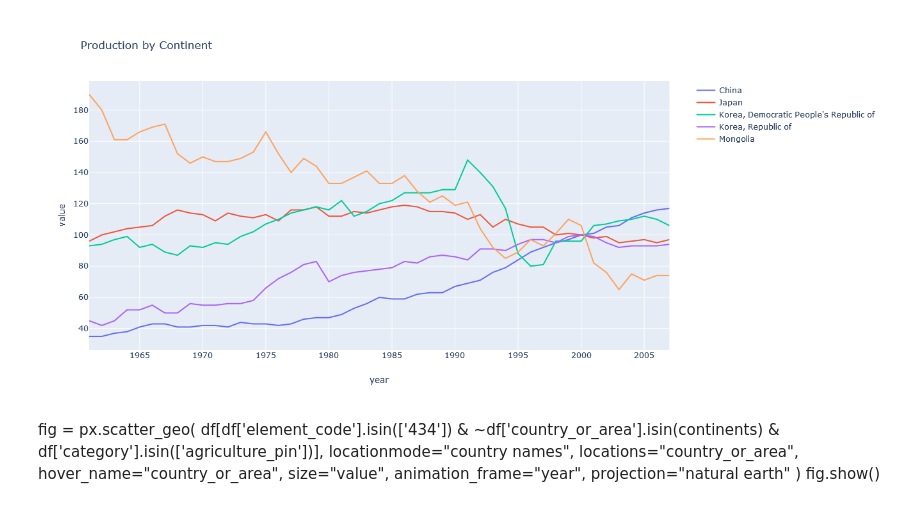
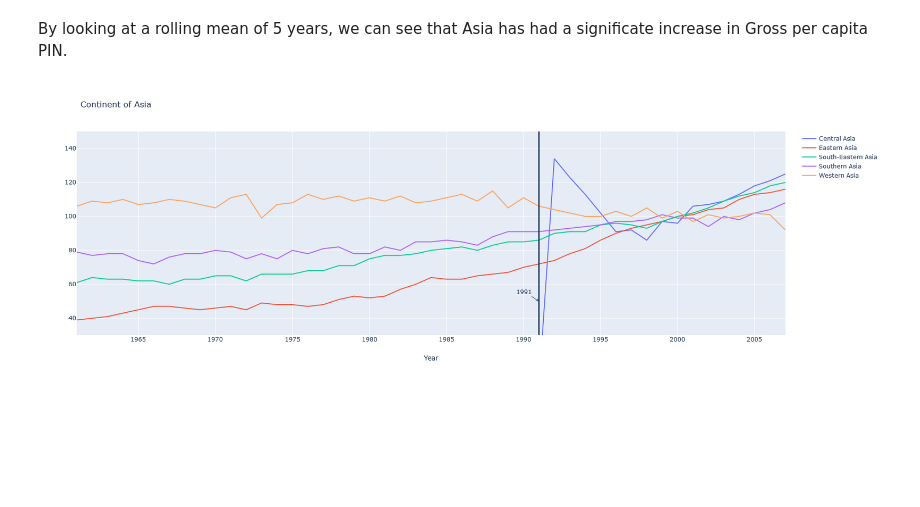
Before and after one commit to Taslack/Thinkful, a Jupyter notebook: Module 6/Checkpoint 11/Capstone.ipynb, the cells around one changed output. Saved outputs shown, nothing was run; the diff lists cells and outputs as text; code cells hidden in the pictures; blank space fills up the shorter version.

Commit message:
Capstone project upload, Module 6, Checkpoint 11

```diff
--- a/Module 6/Checkpoint 11/Capstone.ipynb
+++ b/Module 6/Checkpoint 11/Capstone.ipynb
@@ -38,9 +53,0 @@ fig.show()
-# %%
-# Selecting only the countries on the continent of Asia
-asia_areas = {'South-Eastern Asia', 'Eastern Asia', 'Central Asia', 'Southern Asia', 'Western Asia'}
-
-# Selecting out asian agricultural Production Index Number(PIN) category
-asia = df[df['element_code'].isin(['434']) & df['country_or_area'].isin(asia_areas) & df['category'].isin(['agriculture_pin'])]
-
-fig = px.line(asia, x='year', y='value', color='country_or_area', hover_name='country_or_area', hover_data=['year', 'value'], title='Production by Continent').for_each_trace(lambda t: t.update(name=t.name.replace("country_or_area=","")))
-fig.show()
@@ -49,22 +54,22 @@ fig.show()
-# %%
-# Selecting only the countries on the continent of Asia
-eastern_asia = {'China', 'Japan', 'Korea, Republic of', 'Korea, Democratic People\'s Republic of', 'Mongolia'}
-
-# Selecting out asian agricultural Production Index Number(PIN) category
-eastern_asia_category = df[df['element_code'].isin(['434']) & df['country_or_area'].isin(eastern_asia) & df['category'].isin(['agriculture_pin'])]
-
-fig = px.line(eastern_asia_category, x='year', y='value', color='country_or_area', hover_name='country_or_area', hover_data=['year', 'value'], title='Production by Continent').for_each_trace(lambda t: t.update(name=t.name.replace("country_or_area=","")))
-fig.show()
-# %% [output]
-[figure, removed]
-# %% [markdown]
-fig = px.scatter_geo(
-    df[df['element_code'].isin(['434']) & ~df['country_or_area'].isin(continents) & df['category'].isin(['agriculture_pin'])],
-    locationmode="country names",
-    locations="country_or_area",
-    hover_name="country_or_area",
-    size="value",
-    animation_frame="year",
-    projection="natural earth"
-)
-fig.show()
+# %% [markdown]
+By looking at a rolling mean of 5 years, we can see that Asia has had a significate increase in Gross per capita PIN.
+# %%
+# Selecting only the countries on the continent of Asia
+asia_areas = {'South-Eastern Asia', 'Eastern Asia', 'Central Asia', 'Southern Asia', 'Western Asia'}
+asia_name = 'Continent of Asia'
+
+# Generating the plot
+fig = px.line(extract_data(asia_areas), x='year', y='value', color='country_or_area', hover_name='country_or_area', hover_data=['year', 'value'], title=asia_name).for_each_trace(lambda t: t.update(name=t.name.replace('country_or_area=','')))
+
+# Updating the x and y axis titles to reflect the data
+fig.update_xaxes(title_text='Year')
+fig.update_yaxes(title_text='Gross per capita PIN (base 1999-2001) in int. $ in int. $')
+fig.update_yaxes(range=[30, 150])
+
+# Adding a line and annotation to the year 1991 to represent the collapse of the USSR
+fig.add_shape(go.layout.Shape(type="line", x0=1991, y0=0, x1=1991, y1=150, line=dict(width=3)))
+fig.update_layout(annotations=[go.layout.Annotation(x=1991, y=50, text='1991', showarrow=True, arrowhead=5, ax=-30, ay=-20)])
+
+fig.show()
+# %% [output]
+[figure, added]
```
Also changed, not shown: parts of 19 cells of this notebook, 3 other files.
